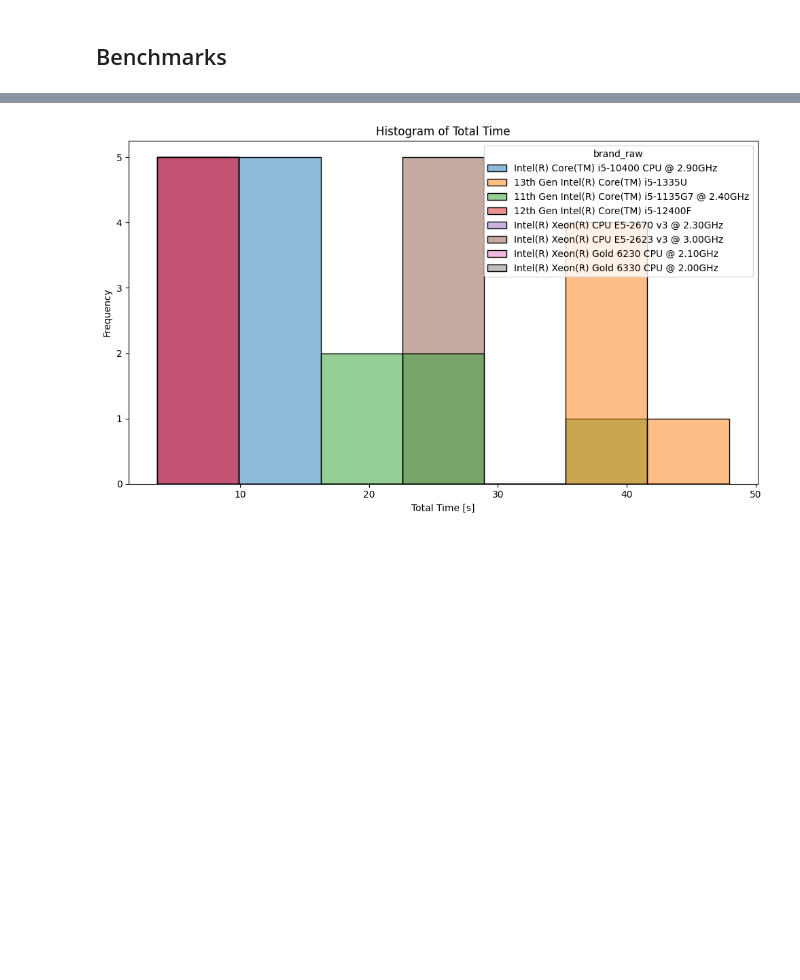
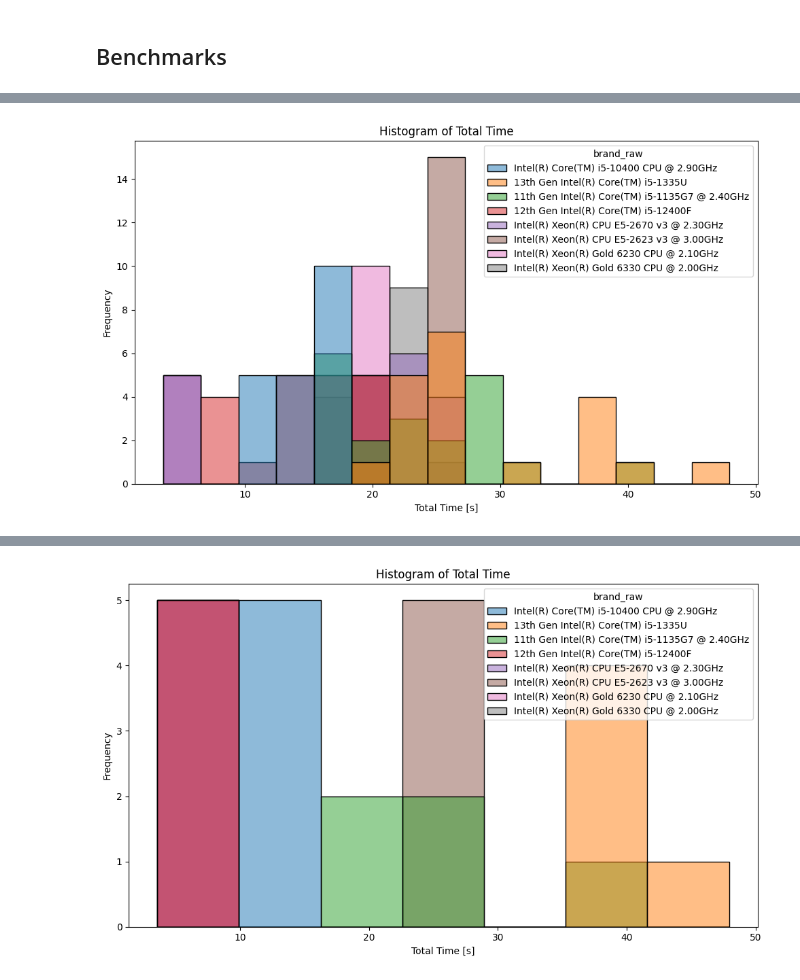
Before and after one commit to FrancoCabezasPoblete/resource-prediction-study, a Jupyter notebook: notebooks/eda.ipynb, the cells around one changed output, grey strips where cells are left out. Drawn from its saved outputs; the diff is of its cells as text; code cells hidden in the pictures; blank space fills up the shorter version.

```diff
--- a/notebooks/eda.ipynb
+++ b/notebooks/eda.ipynb
@@ -77,0 +91,11 @@ results_df[['brand_raw','vendor_id_raw','arch','count']].drop_duplicates()
+# %%
+plt.figure(figsize=(10, 6))
+sns.histplot(results_df, x='total_time', hue='brand_raw')
+plt.title('Histogram of Total Time')
+plt.xlabel('Total Time [s]')
+plt.ylabel('Frequency')
+
+plt.tight_layout()
+plt.show()
+# %% [output]
+[figure, added]
```
Also changed, not shown: parts of 52 cells of this notebook, 1 other file.
